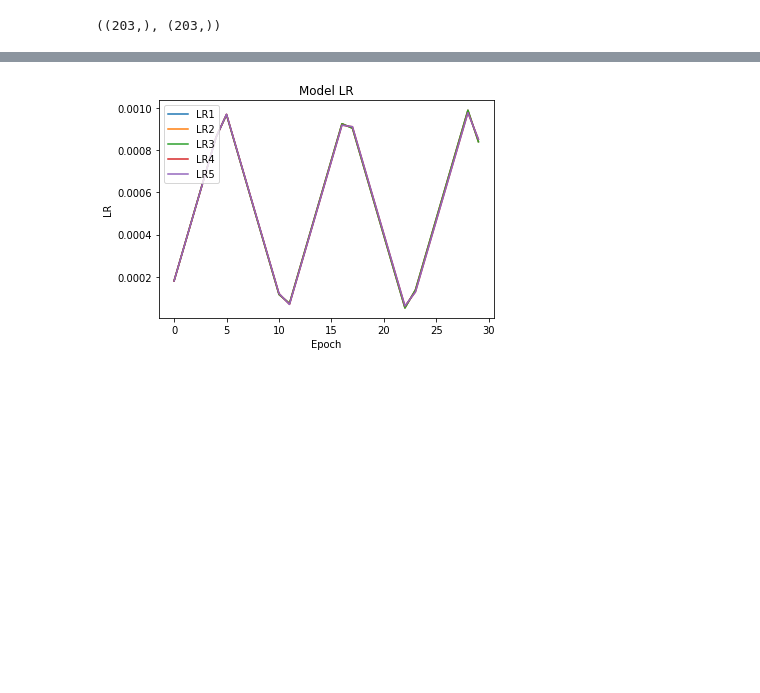
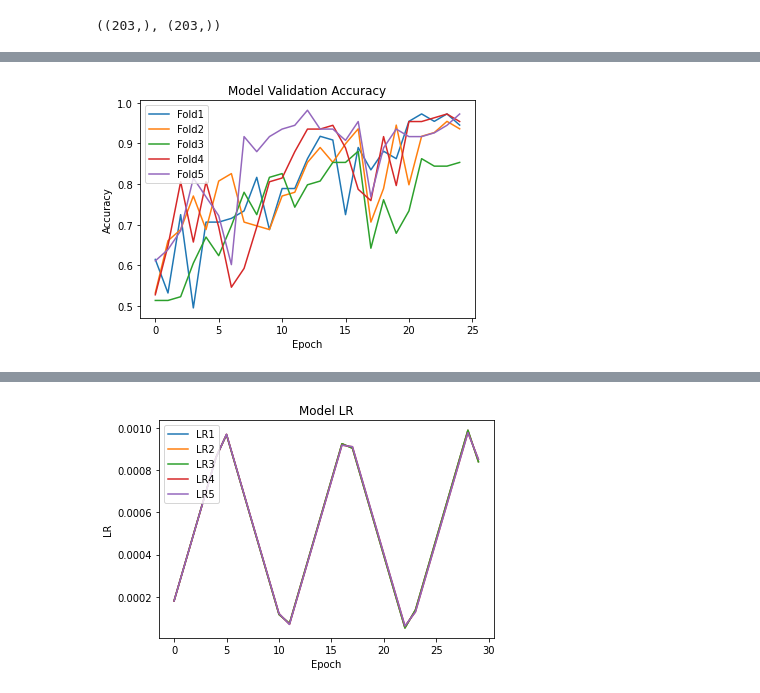
Before and after one commit to talhaanwarch/Corona_Virus, a Jupyter notebook: CT_scan/CLR_cross_validation_test.ipynb, the cells around one changed output, grey strips where cells are left out. Drawn from its saved outputs; the diff is of its cells as text; code cells hidden in the pictures; blank space fills up the shorter version.

```diff
--- a/CT_scan/CLR_cross_validation_test.ipynb
+++ b/CT_scan/CLR_cross_validation_test.ipynb
@@ -273,3 +277,6 @@ auc 0.89
+# %%
+for i in range(5):
+  np.save('CLR_history_{}'.format(i),history[i].history)
 # %%
 import matplotlib.pyplot as plt
 
@@ -298,8 +307,11 @@ history[0].history.keys()
 # %%
-# # Plot training & validation loss values
-# #plt.plot([i.history['lr'] for i in history])
-# plt.title('Model LR')
-# plt.ylabel('LR')
-# plt.xlabel('Epoch')
-# plt.legend(['LR1','LR2','LR3','LR4','LR5' ], loc='upper left')
-# plt.show()
+# Plot training & validation loss values
+for i in range(5):
+  plt.plot(history[i].history['val_accuracy'])
+plt.title('Model Validation Accuracy')
+plt.ylabel('Accuracy')
+plt.xlabel('Epoch')
+plt.legend(['Fold1','Fold2','Fold3','Fold4','Fold5' ], loc='upper left')
+plt.show()
+# %% [output]
+[figure, added]
```
Also changed, not shown: parts of 12 cells of this notebook.
